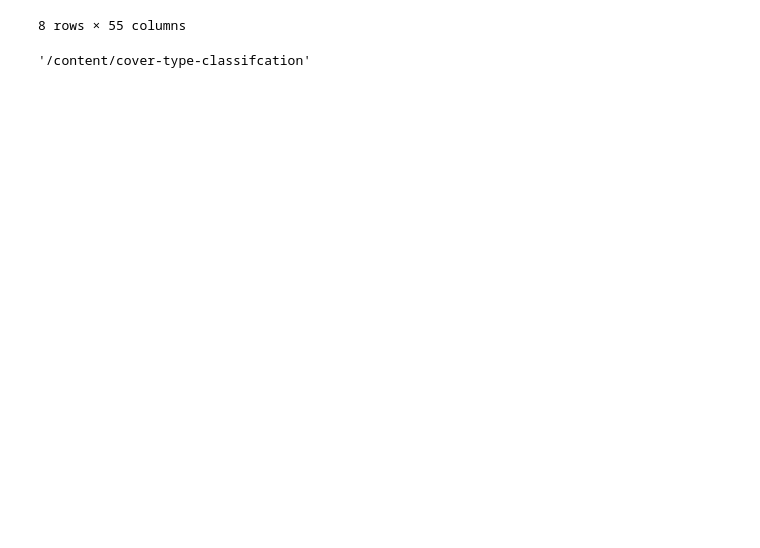
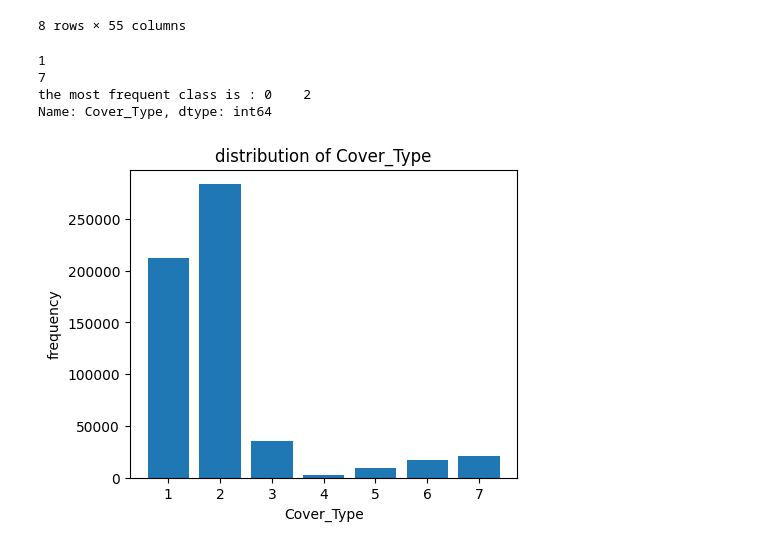
Before and after one commit to hiba-khadir/cover-type-classifcation, a Jupyter notebook: ForestCover.ipynb, the cells around one changed output. Drawn from its saved outputs; the diff is of its cells as text; code cells hidden in the pictures; blank space fills up the shorter version.

```diff
--- a/ForestCover.ipynb
+++ b/ForestCover.ipynb
@@ -48,7 +66,23 @@ df.describe()
 | 75% | 3163.000000 | 260.000000 | 18.000000 | 384.000000 | 69.000000 | 3328.000000 | 231.000000 | 237.000000 | ... |
 | max | 3858.000000 | 360.000000 | 66.000000 | 1397.000000 | 601.000000 | 7117.000000 | 254.000000 | 254.000000 | ... |
 8 rows × 55 columns
-# %%
-pwd
-# %% [output]
-'/content/cover-type-classifcation'
+# %%
+print(df['Cover_Type'].values.min())
+print(df['Cover_Type'].values.max())
+print("the most frequent class is :",df['Cover_Type'].mode())
+# ranges from 1 to 7 , 7 classes bimodal distribution
+# %% [output]
+1
+7
+the most frequent class is : 0    2
+Name: Cover_Type, dtype: int64
+# %%
+counts = df['Cover_Type'].value_counts().sort_index()  # counts per class 1-7
+plt.figure(figsize=(5,4))
+plt.bar(counts.index, counts.values)
+plt.xlabel('Cover_Type')
+plt.ylabel('frequency')
+plt.title('distribution of Cover_Type')
+plt.show()
+# %% [output]
+[figure, added]
```
Also changed, not shown: parts of 15 cells of this notebook.
